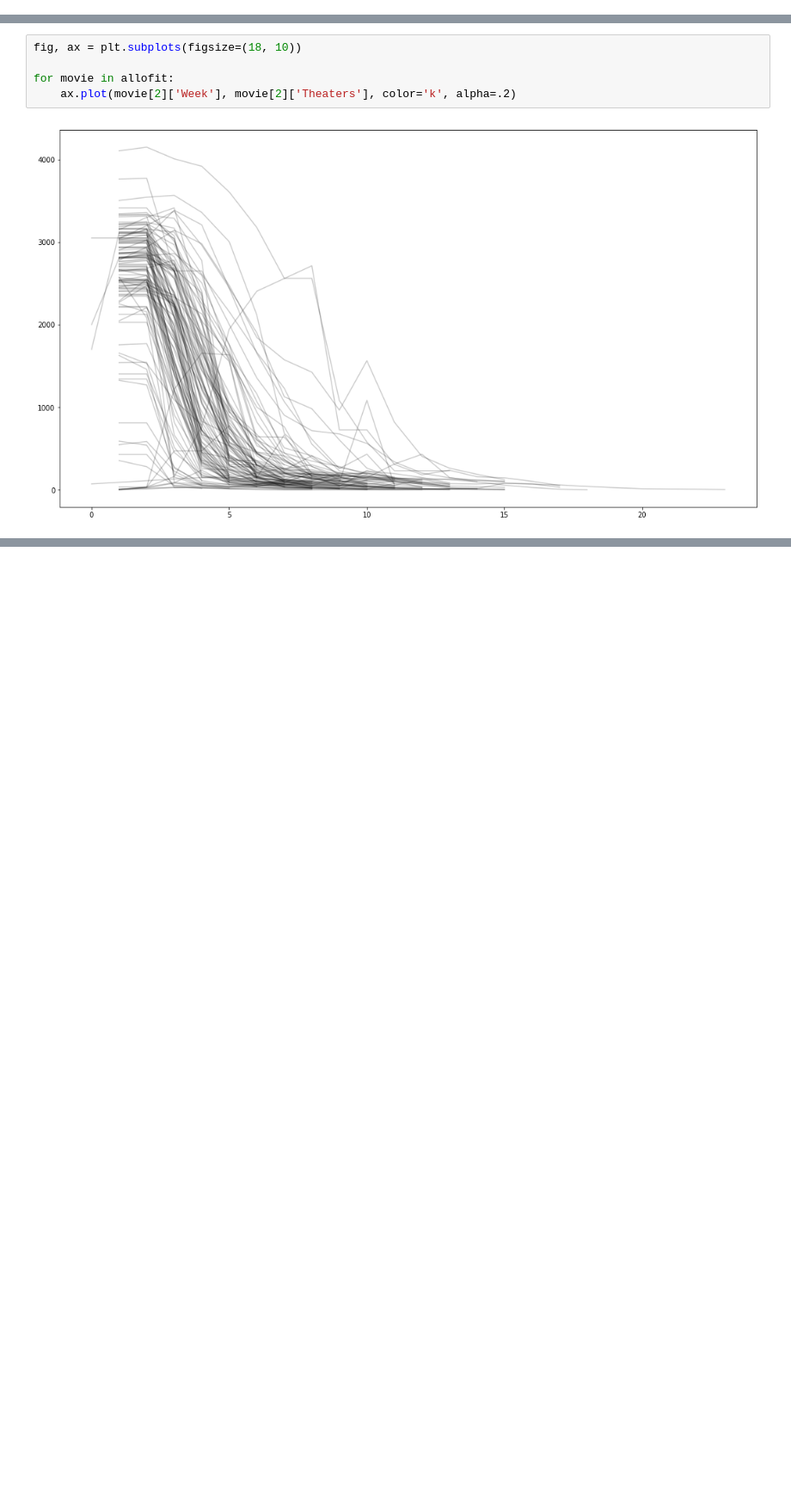
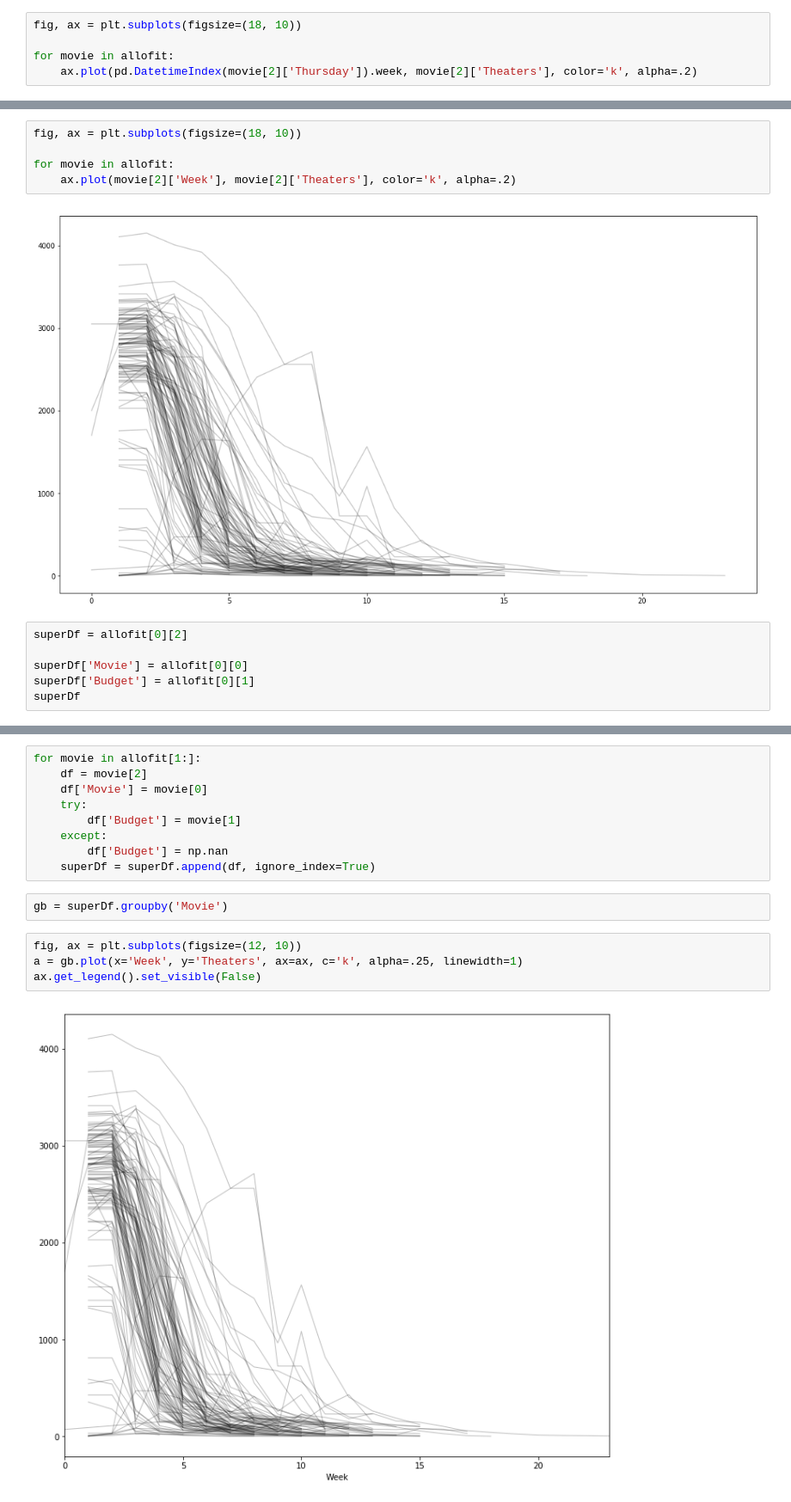
Before and after one commit to NapsterInBlue/Horror-Movies-Box-Office, a Jupyter notebook: Horror Box Office EDA.ipynb, the cells around one changed output, grey strips where cells are left out. Shown at 86% size. Cells and saved outputs as stored; diff of their text form; blank space fills up the shorter version.

Commit message:
Did some work with GroupBys to visualize outliers

```diff
--- a/Horror Box Office EDA.ipynb
+++ b/Horror Box Office EDA.ipynb
@@ -68,3 +68,8 @@ for movie in allofit:
     ax.plot(pd.DatetimeIndex(movie[2]['Thursday']).week, movie[2]['Theaters'], color='k', alpha=.2)
 # %% [output]
 [figure]
+# %%
+fig, ax = plt.subplots(figsize=(18, 10))
+
+for movie in allofit:
+    ax.plot(pd.DatetimeIndex(movie[2]['Thursday']).week, movie[2]['Theaters'], color='k', alpha=.2)
@@ -82,3 +89,9 @@ for movie in allofit:
     ax.plot(movie[2]['Week'], movie[2]['Theaters'], color='k', alpha=.2)
 # %% [output]
 [figure]
+# %%
+superDf = allofit[0][2]
+
+superDf['Movie'] = allofit[0][0]
+superDf['Budget'] = allofit[0][1]
+superDf
@@ -84,0 +106,17 @@ for movie in allofit:
+# %%
+for movie in allofit[1:]:
+    df = movie[2]
+    df['Movie'] = movie[0]
+    try:
+        df['Budget'] = movie[1]
+    except:
+        df['Budget'] = np.nan
+    superDf = superDf.append(df, ignore_index=True)
+# %%
+gb = superDf.groupby('Movie')
+# %%
+fig, ax = plt.subplots(figsize=(12, 10))
+a = gb.plot(x='Week', y='Theaters', ax=ax, c='k', alpha=.25, linewidth=1)
+ax.get_legend().set_visible(False)
+# %% [output]
+[figure, added]
```
Also changed, not shown: parts of 26 cells of this notebook.
